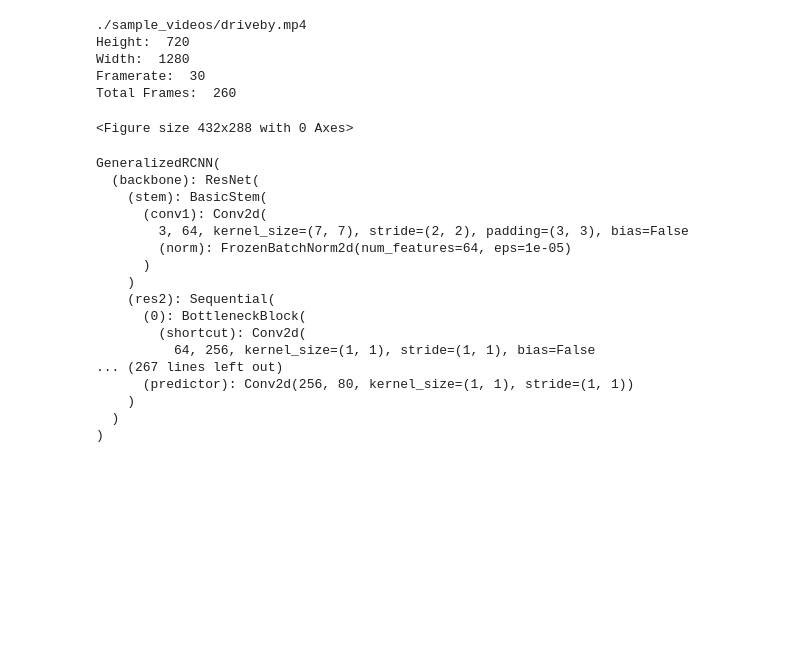
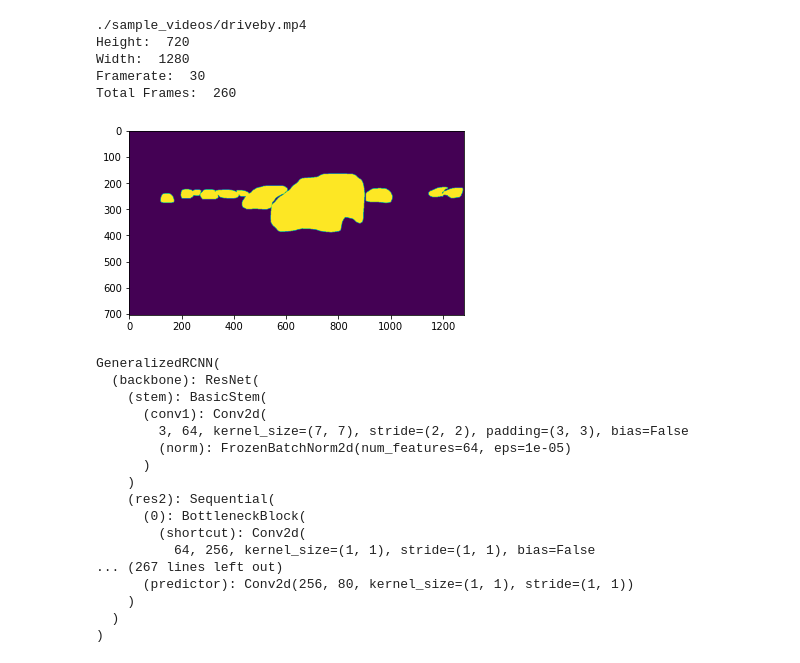
Before and after one commit to scploeger/engg3130-final-project, a Jupyter notebook: Final_Notebook_w_training.ipynb, the cells around one changed output. Saved outputs shown, nothing was run; the diff lists cells and outputs as text; code cells hidden in the pictures; blank space fills up the shorter version.

```diff
--- a/Final_Notebook_w_training.ipynb
+++ b/Final_Notebook_w_training.ipynb
@@ -605,10 +587,12 @@ for x in tqdm.trange(num_frames):
         #print(img.shape)
         image = Image.fromarray(img, 'RGB')
         open_cv_image = cv2.cvtColor(np.array(image), cv2.COLOR_RGB2BGR)
+        name = "frame_" + str(fn) + ".png"
+        cv2.imwrite(name, open_cv_image)
         #img_orignal = cv2.imread(open_cv_image)
         frame_tensor = get_image_tensor(open_cv_image)
 
-        x = [{"image" : frame_tensor, "height": 704, "width": 1280}] * 1
+        x = [{"image" : frame_tensor, "height": height, "width": width}] * 1
         #get predictions from the model
         predictions = model(x)
         #print the predictions
@@ -622,36 +606,36 @@ for x in tqdm.trange(num_frames):
         bin_mask_np = bin_mask.cuda().detach().cpu().clone().numpy()
         #print(bin_mask_np.shape)
         num_classes = bin_mask_np.shape[0]
         #print("num classes: ", num_classes)
 
         #add the frame mask to the list of masks
         detectron_frames.append(bin_mask_np)
 
-        a = np.zeros((704, 1280), dtype=bool)
+        a = np.zeros((height, width), dtype=bool)
 
 
         for i in range(num_classes): #for all the classes detected
             x = bin_mask_np[i,:,:] #x is the ith class
             new_mask = np.ma.mask_or(a, x) #logic or the current classes pixels with the other classes pixels
             a = new_mask #update the new mask
 
-        #plt.imshow(a)
+        plt.imshow(a)
         #plt.show()
         del predictions
         torch.cuda.empty_cache()
         name = "temp_" + str(fn) + ".png"
         #plt.imshow(a)
         plt.savefig(name)
         #ipdb.set_trace()#create a breakpoint
         if(fn>30): #stop after 30 frames
             break
     except TypeError as e:
         print("The error: ")
         print(e)
         print("End of frames")
         break
 # %% [output]
-<Figure size 432x288 with 0 Axes>
+[figure, added]
 # %%
 model
 # %% [output]
```
Also changed, not shown: parts of 35 cells of this notebook.
